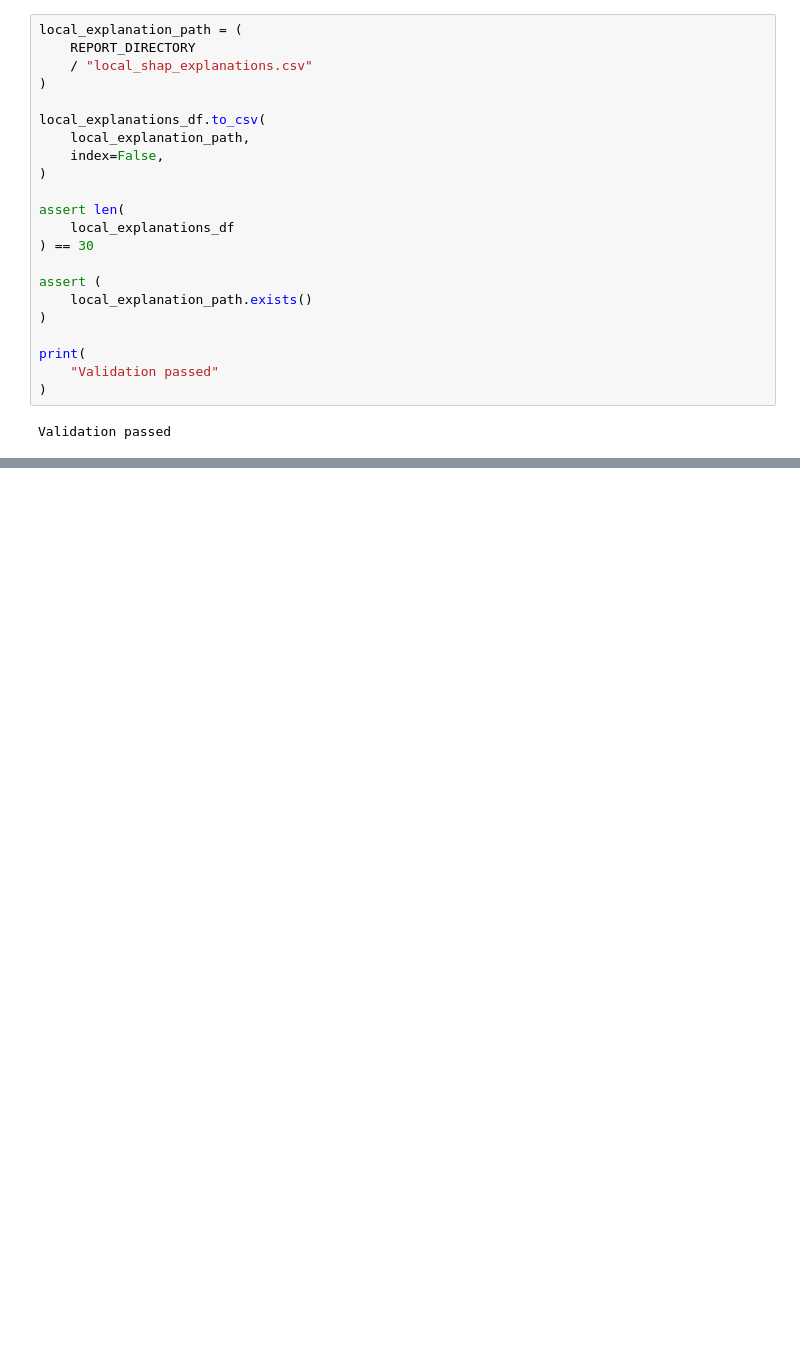
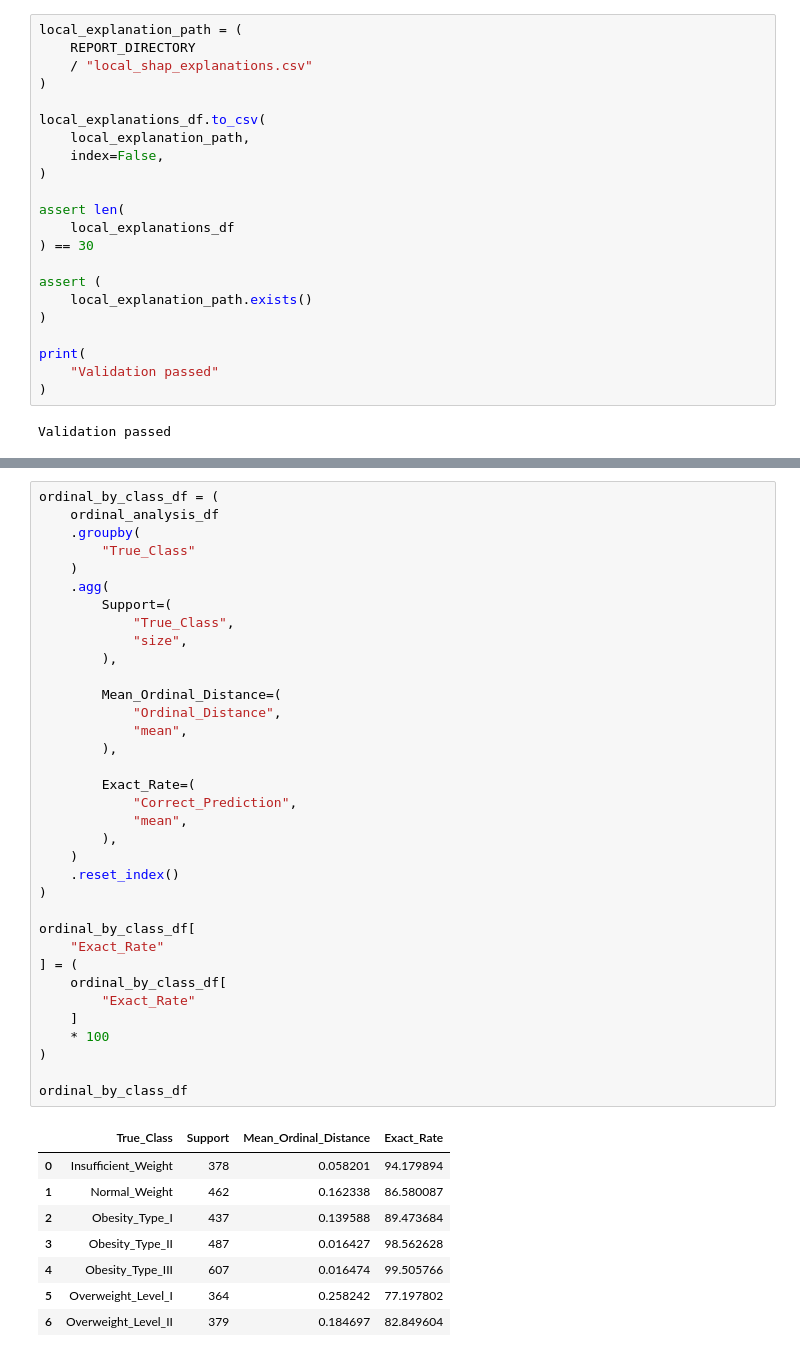
Before and after one commit to SMCodeX7/Obesity-Risk-Intelligence-System, a Jupyter notebook: notebooks/06_explainability.ipynb, the cells around one changed output, grey strips where cells are left out. Saved outputs shown, nothing was run; the diff lists cells and outputs as text; blank space fills up the shorter version.

Commit message:
Add ordinal error and BMI ablation analysis

```diff
--- a/notebooks/06_explainability.ipynb
+++ b/notebooks/06_explainability.ipynb
@@ -1532,0 +1693,44 @@ Validation passed
+# %%
+ordinal_by_class_df = (
+    ordinal_analysis_df
+    .groupby(
+        "True_Class"
+    )
+    .agg(
+        Support=(
+            "True_Class",
+            "size",
+        ),
+
+        Mean_Ordinal_Distance=(
+            "Ordinal_Distance",
+            "mean",
+        ),
+
+        Exact_Rate=(
+            "Correct_Prediction",
+            "mean",
+        ),
+    )
+    .reset_index()
+)
+
+ordinal_by_class_df[
+    "Exact_Rate"
+] = (
+    ordinal_by_class_df[
+        "Exact_Rate"
+    ]
+    * 100
+)
+
+ordinal_by_class_df
+# %% [output]
+|  | True_Class | Support | Mean_Ordinal_Distance | Exact_Rate |
+| 0 | Insufficient_Weight | 378 | 0.058201 | 94.179894 |
+| 1 | Normal_Weight | 462 | 0.162338 | 86.580087 |
+| 2 | Obesity_Type_I | 437 | 0.139588 | 89.473684 |
+| 3 | Obesity_Type_II | 487 | 0.016427 | 98.562628 |
+| 4 | Obesity_Type_III | 607 | 0.016474 | 99.505766 |
+| 5 | Overweight_Level_I | 364 | 0.258242 | 77.197802 |
+| 6 | Overweight_Level_II | 379 | 0.184697 | 82.849604 |
```
Also changed, not shown: parts of 11 cells of this notebook, 3 other files.
